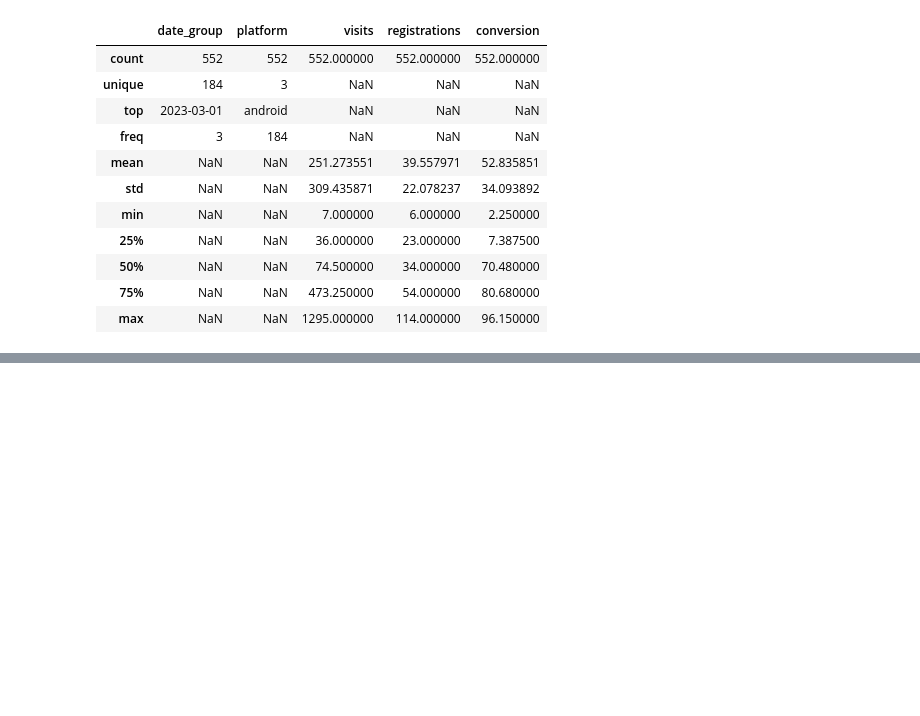
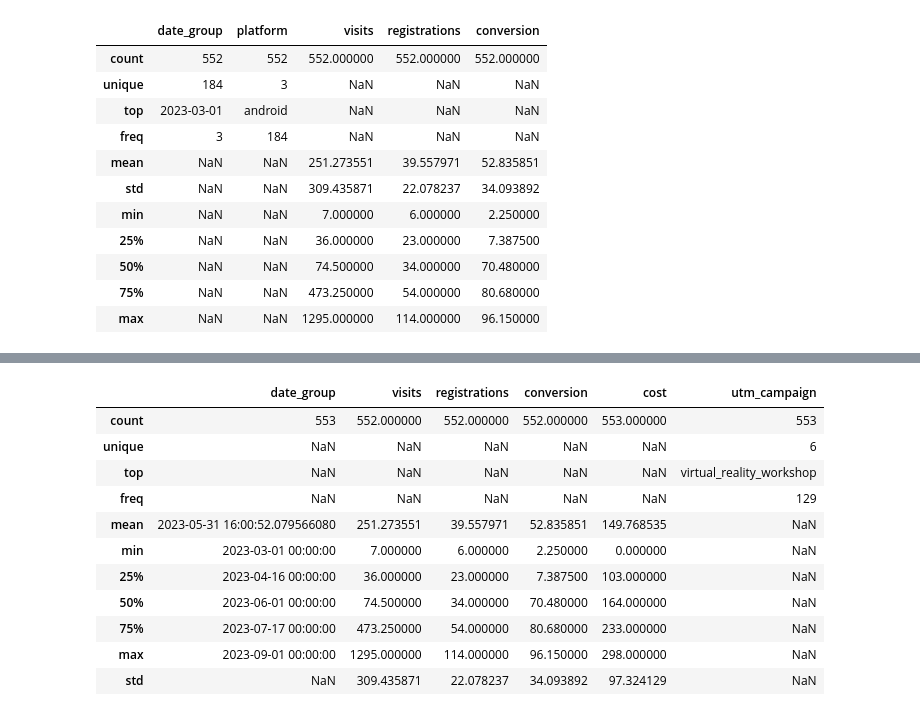
Before and after one commit to archi0619/data-analytics-project-100, a Jupyter notebook: Conversion_Dashboard.ipynb, the cells around one changed output, grey strips where cells are left out. Saved outputs shown, nothing was run; the diff lists cells and outputs as text; code cells hidden in the pictures; blank space fills up the shorter version.

```diff
--- a/Conversion_Dashboard.ipynb
+++ b/Conversion_Dashboard.ipynb
@@ -202,0 +317,15 @@ df_conversion.describe(include='all')
+# %%
+df_out.describe(include='all')
+# %% [output]
+|  | date_group | visits | registrations | conversion | cost | utm_campaign |
+| count | 553 | 552.000000 | 552.000000 | 552.000000 | 553.000000 | 553 |
+| unique | NaN | NaN | NaN | NaN | NaN | 6 |
+| top | NaN | NaN | NaN | NaN | NaN | virtual_reality_workshop |
+| freq | NaN | NaN | NaN | NaN | NaN | 129 |
+| mean | 2023-05-31 16:00:52.079566080 | 251.273551 | 39.557971 | 52.835851 | 149.768535 | NaN |
+| min | 2023-03-01 00:00:00 | 7.000000 | 6.000000 | 2.250000 | 0.000000 | NaN |
+| 25% | 2023-04-16 00:00:00 | 36.000000 | 23.000000 | 7.387500 | 103.000000 | NaN |
+| 50% | 2023-06-01 00:00:00 | 74.500000 | 34.000000 | 70.480000 | 164.000000 | NaN |
+| 75% | 2023-07-17 00:00:00 | 473.250000 | 54.000000 | 80.680000 | 233.000000 | NaN |
+| max | 2023-09-01 00:00:00 | 1295.000000 | 114.000000 | 96.150000 | 298.000000 | NaN |
+| std | NaN | 309.435871 | 22.078237 | 34.093892 | 97.324129 | NaN |
```
Also changed, not shown: parts of 7 cells of this notebook, 2 other files.
